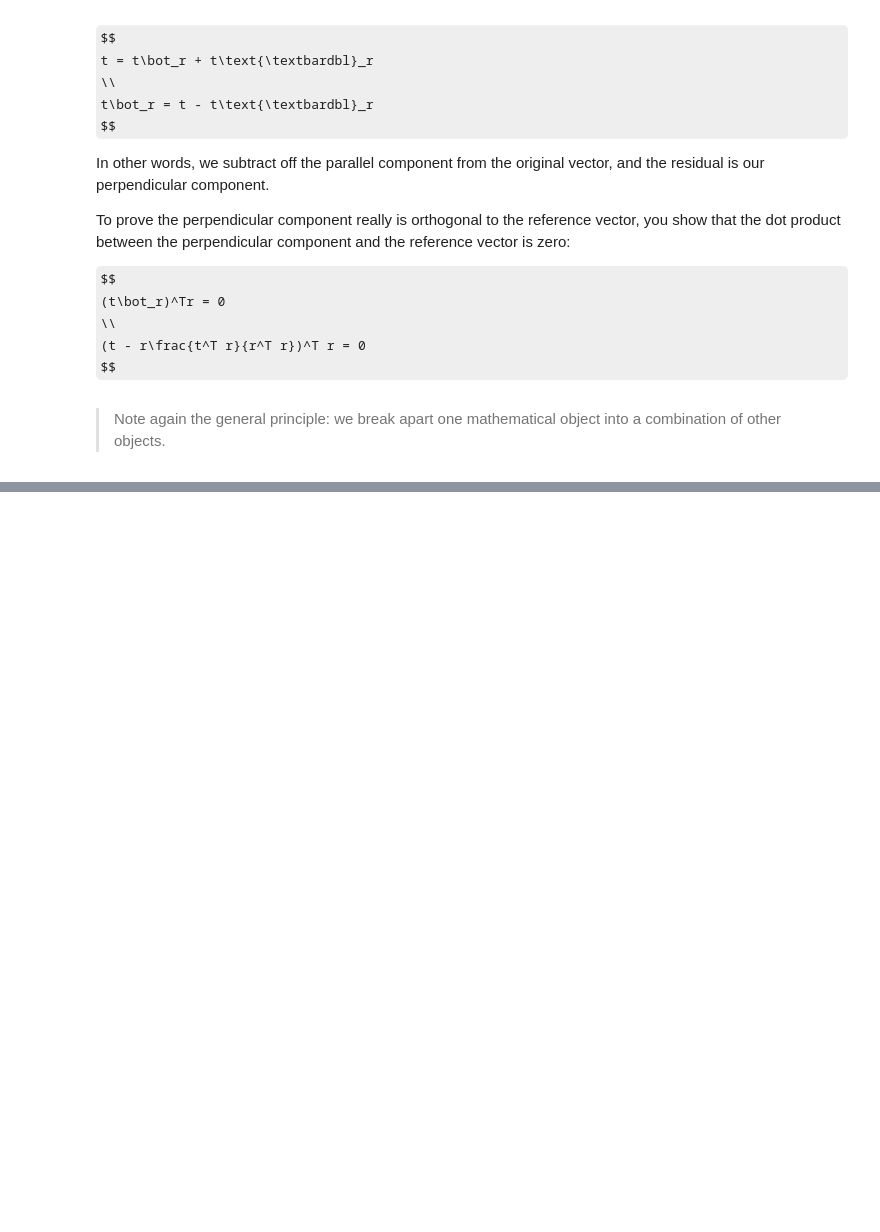
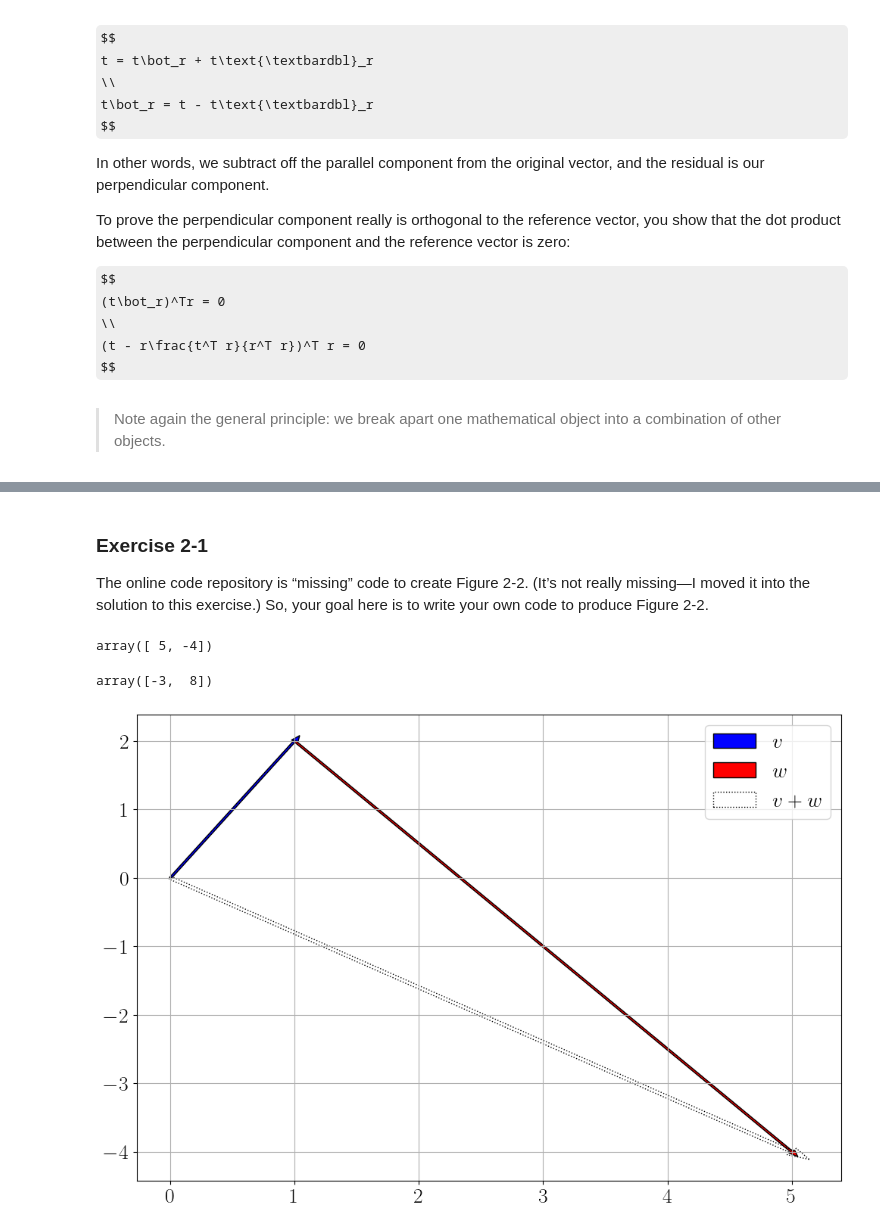
Before and after one commit to mlvhub/quant-learning, a Jupyter notebook: practical-linear-algebra-for-data-science/02-vectors-part-1/02-vectors-part-1.ipynb, the cells around one changed output, grey strips where cells are left out. Saved outputs shown, nothing was run; the diff lists cells and outputs as text; code cells hidden in the pictures; some formulas as TeX source; blank space fills up the shorter version.

Commit message:
Done with the first three exercises, 7 to go

```diff
--- a/practical-linear-algebra-for-data-science/02-vectors-part-1/02-vectors-part-1.ipynb
+++ b/practical-linear-algebra-for-data-science/02-vectors-part-1/02-vectors-part-1.ipynb
@@ -564,0 +567,34 @@ $$
+# %% [markdown]
+### Exercise 2-1
+
+The online code repository is “missing” code to create Figure 2-2. (It’s not really missing—I moved it into the solution to this exercise.) So, your goal here is to write your own code to produce Figure 2-2.
+# %%
+v = np.array([1,2])
+w = np.array([4,-6])
+# %%
+vPlusW = v + w
+vPlusW
+# %% [output]
+array([ 5, -4])
+# %%
+vMinusW = v - w
+vMinusW
+# %% [output]
+array([-3,  8])
+# %%
+import matplotlib.pyplot as plt
+import matplotlib as mpl
+
+mpl.rcParams['font.size'] = 20
+mpl.rcParams['text.usetex'] = True
+mpl.rcParams['text.latex.preamble'] = r'\usepackage{{amsmath}}'
+
+plt.rcParams["figure.figsize"] = [12, 8]
+
+plt.arrow(0, 0, v[0], v[1], width = 0.02, fc = 'b', label = r'$v$')
+plt.arrow(v[0], v[1], w[0], w[1], width = 0.02, fc = 'r', label = r'$w$')
+plt.arrow(0, 0, vPlusW[0], vPlusW[1], width = 0.04, fc = 'g', ls = ':', fill = False, label = r'$v+w$')
+plt.legend()
+plt.grid()
+# %% [output]
+[figure, added]
```
Also changed, not shown: parts of 26 cells of this notebook.
